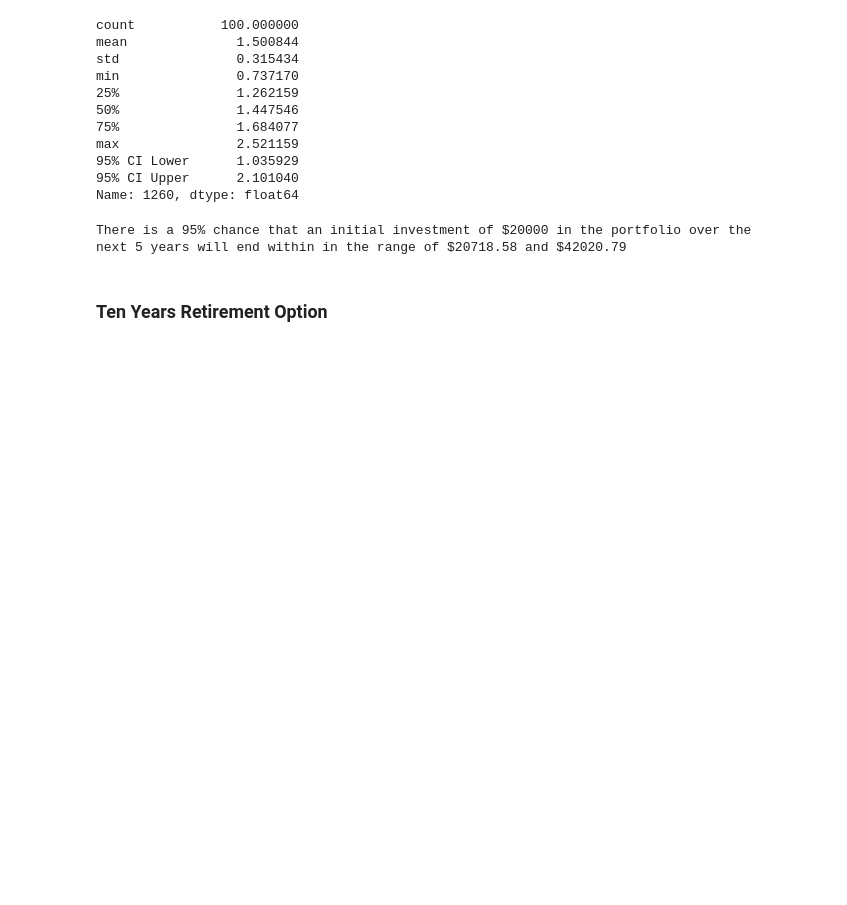
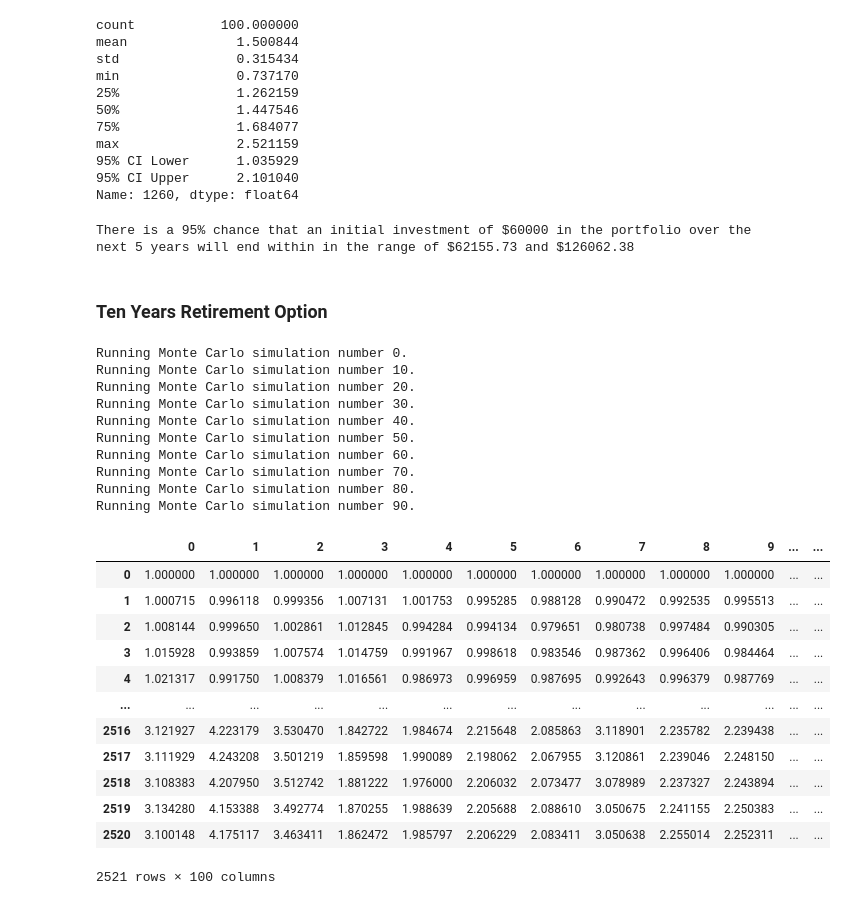
Before and after one commit to Kochnov/HW4, a Jupyter notebook: financial-planner.ipynb, the cells around one changed output. Saved outputs shown, nothing was run; the diff lists cells and outputs as text; code cells hidden in the pictures; blank space fills up the shorter version.

```diff
--- a/financial-planner.ipynb
+++ b/financial-planner.ipynb
@@ -394,17 +394,17 @@ max               2.521159
 Name: 1260, dtype: float64
 # %%
 # Set initial investment
-initial_investment = 20000
+initial_investment = 60000
 
 # Use the lower and upper `95%` confidence intervals to calculate the range of the possible outcomes of our $60,000
-ci_lower_five = round(sum_stat2[8]*20000,2)
-ci_upper_five = round(sum_stat2[9]*20000,2)
+ci_lower_five = round(sum_stat2[8]*60000,2)
+ci_upper_five = round(sum_stat2[9]*60000,2)
 
 # Print results
 print(f"There is a 95% chance that an initial investment of ${initial_investment} in the portfolio"
       f" over the next 5 years will end within in the range of"
       f" ${ci_lower_five} and ${ci_upper_five}")
 # %% [output]
-There is a 95% chance that an initial investment of $20000 in the portfolio over the next 5 years will end within in the range of $20718.58 and $42020.79
+There is a 95% chance that an initial investment of $60000 in the portfolio over the next 5 years will end within in the range of $62155.73 and $126062.38
 # %% [markdown]
 ### Ten Years Retirement Option
@@ -411,3 +419,27 @@ There is a 95% chance that an initial investment of $20000 in the portfolio over
 # %%
-# Configuring a Monte Carlo simulation to forecast 10 years cumulative returns
-# YOUR CODE HERE!
+# Running a Monte Carlo simulation to forecast 10 years cumulative returns
+MC_event3.calc_cumulative_return()
+# %% [output]
+Running Monte Carlo simulation number 0.
+Running Monte Carlo simulation number 10.
+Running Monte Carlo simulation number 20.
+Running Monte Carlo simulation number 30.
+Running Monte Carlo simulation number 40.
+Running Monte Carlo simulation number 50.
+Running Monte Carlo simulation number 60.
+Running Monte Carlo simulation number 70.
+Running Monte Carlo simulation number 80.
+Running Monte Carlo simulation number 90.
+|  | 0 | 1 | 2 | 3 | 4 | 5 | 6 | 7 | 8 | 9 | ... | ... |
+| 0 | 1.000000 | 1.000000 | 1.000000 | 1.000000 | 1.000000 | 1.000000 | 1.000000 | 1.000000 | 1.000000 | 1.000000 | ... | ... |
+| 1 | 1.000715 | 0.996118 | 0.999356 | 1.007131 | 1.001753 | 0.995285 | 0.988128 | 0.990472 | 0.992535 | 0.995513 | ... | ... |
+| 2 | 1.008144 | 0.999650 | 1.002861 | 1.012845 | 0.994284 | 0.994134 | 0.979651 | 0.980738 | 0.997484 | 0.990305 | ... | ... |
+| 3 | 1.015928 | 0.993859 | 1.007574 | 1.014759 | 0.991967 | 0.998618 | 0.983546 | 0.987362 | 0.996406 | 0.984464 | ... | ... |
+| 4 | 1.021317 | 0.991750 | 1.008379 | 1.016561 | 0.986973 | 0.996959 | 0.987695 | 0.992643 | 0.996379 | 0.987769 | ... | ... |
+| ... | ... | ... | ... | ... | ... | ... | ... | ... | ... | ... | ... | ... |
+| 2516 | 3.121927 | 4.223179 | 3.530470 | 1.842722 | 1.984674 | 2.215648 | 2.085863 | 3.118901 | 2.235782 | 2.239438 | ... | ... |
+| 2517 | 3.111929 | 4.243208 | 3.501219 | 1.859598 | 1.990089 | 2.198062 | 2.067955 | 3.120861 | 2.239046 | 2.248150 | ... | ... |
+| 2518 | 3.108383 | 4.207950 | 3.512742 | 1.881222 | 1.976000 | 2.206032 | 2.073477 | 3.078989 | 2.237327 | 2.243894 | ... | ... |
+| 2519 | 3.134280 | 4.153388 | 3.492774 | 1.870255 | 1.988639 | 2.205688 | 2.088610 | 3.050675 | 2.241155 | 2.250383 | ... | ... |
+| 2520 | 3.100148 | 4.175117 | 3.463411 | 1.862472 | 1.985797 | 2.206229 | 2.083411 | 3.050638 | 2.255014 | 2.252311 | ... | ... |
+2521 rows × 100 columns
```
Also changed, not shown: parts of 6 cells of this notebook.
